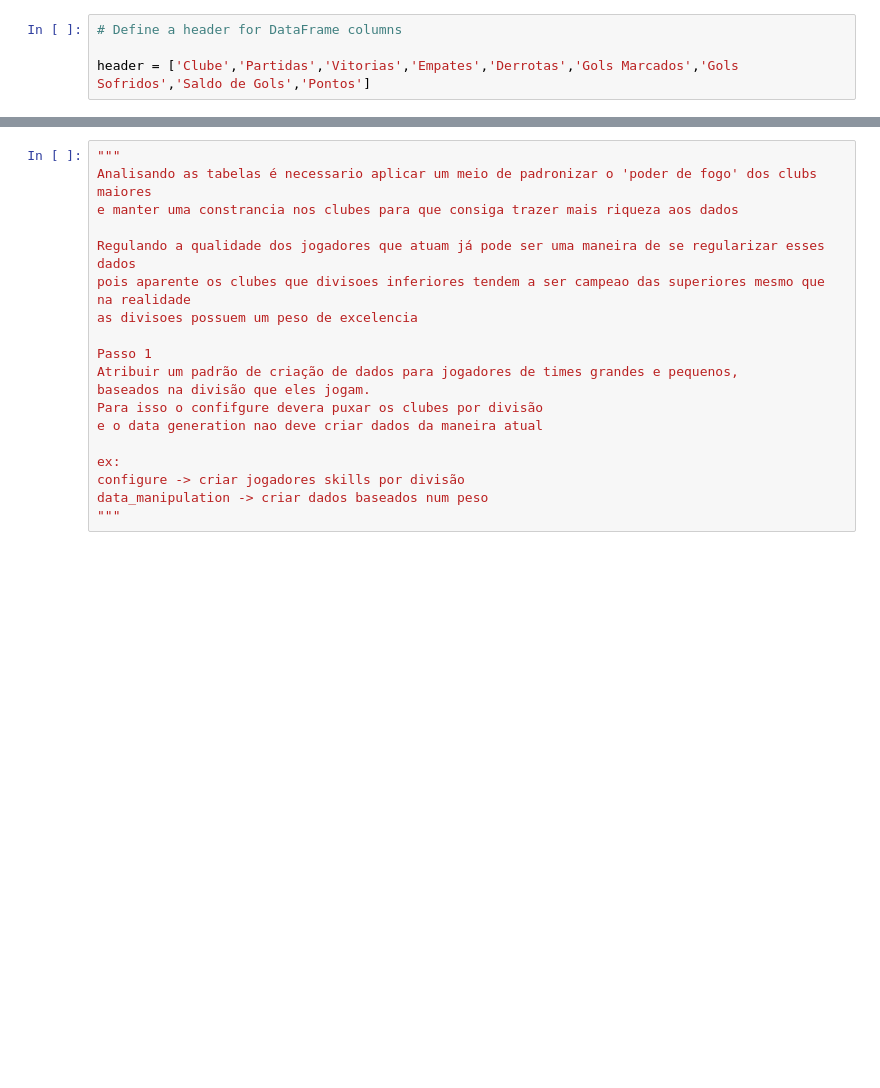
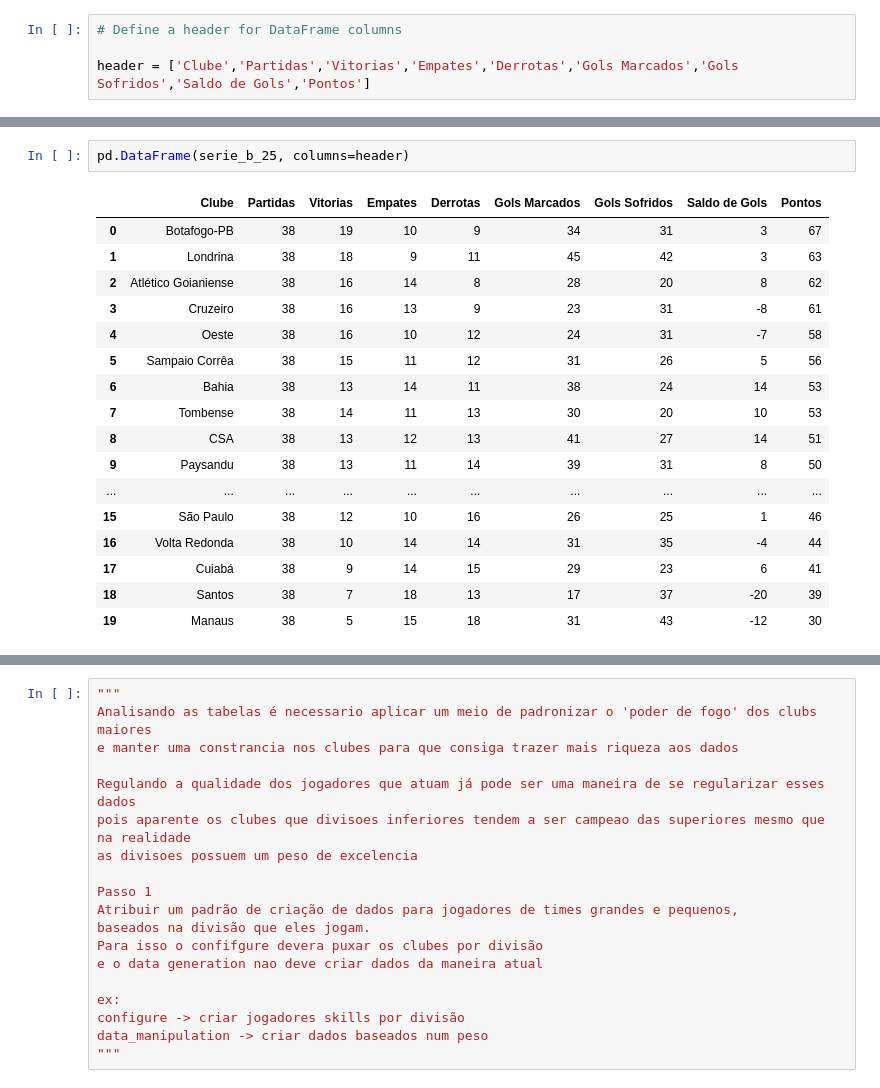
Before and after one commit to Rochamarc/tournament, a Jupyter notebook: Table_Analysis.ipynb, the cells around one changed output, grey strips where cells are left out. Saved outputs shown, nothing was run; the diff lists cells and outputs as text; blank space fills up the shorter version.

```diff
--- a/Table_Analysis.ipynb
+++ b/Table_Analysis.ipynb
@@ -77,0 +174,20 @@ pd.DataFrame(serie_b_23, columns=header)
+# %%
+pd.DataFrame(serie_b_25, columns=header)
+# %% [output]
+|  | Clube | Partidas | Vitorias | Empates | Derrotas | Gols Marcados | Gols Sofridos | Saldo de Gols | Pontos |
+| 0 | Botafogo-PB | 38 | 19 | 10 | 9 | 34 | 31 | 3 | 67 |
+| 1 | Londrina | 38 | 18 | 9 | 11 | 45 | 42 | 3 | 63 |
+| 2 | Atlético Goianiense | 38 | 16 | 14 | 8 | 28 | 20 | 8 | 62 |
+| 3 | Cruzeiro | 38 | 16 | 13 | 9 | 23 | 31 | -8 | 61 |
+| 4 | Oeste | 38 | 16 | 10 | 12 | 24 | 31 | -7 | 58 |
+| 5 | Sampaio Corrêa | 38 | 15 | 11 | 12 | 31 | 26 | 5 | 56 |
+| 6 | Bahia | 38 | 13 | 14 | 11 | 38 | 24 | 14 | 53 |
+| 7 | Tombense | 38 | 14 | 11 | 13 | 30 | 20 | 10 | 53 |
+| 8 | CSA | 38 | 13 | 12 | 13 | 41 | 27 | 14 | 51 |
+| 9 | Paysandu | 38 | 13 | 11 | 14 | 39 | 31 | 8 | 50 |
+| ... | ... | ... | ... | ... | ... | ... | ... | ... | ... |
+| 15 | São Paulo | 38 | 12 | 10 | 16 | 26 | 25 | 1 | 46 |
+| 16 | Volta Redonda | 38 | 10 | 14 | 14 | 31 | 35 | -4 | 44 |
+| 17 | Cuiabá | 38 | 9 | 14 | 15 | 29 | 23 | 6 | 41 |
+| 18 | Santos | 38 | 7 | 18 | 13 | 17 | 37 | -20 | 39 |
+| 19 | Manaus | 38 | 5 | 15 | 18 | 31 | 43 | -12 | 30 |
```
Also changed, not shown: parts of 15 cells of this notebook, 1 other file.
